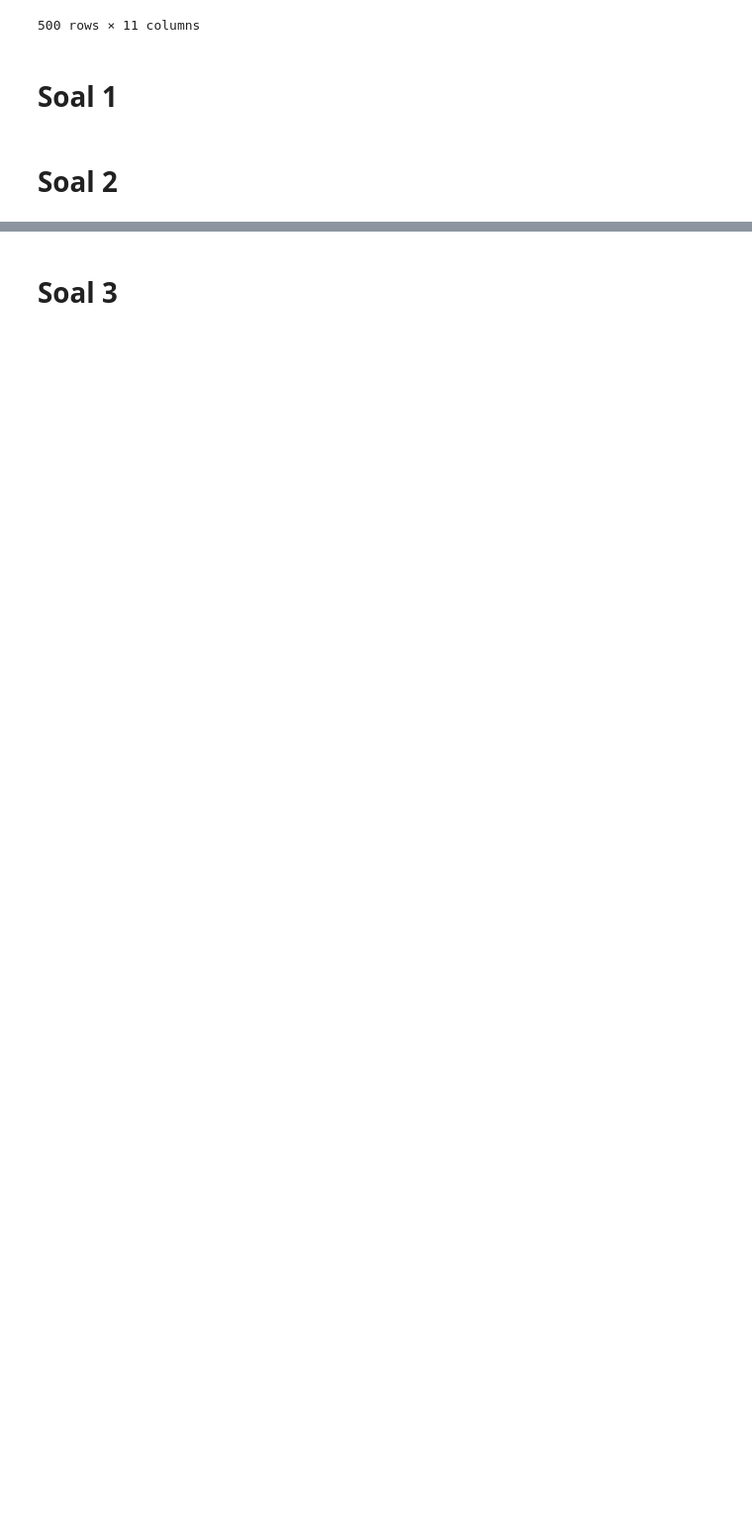
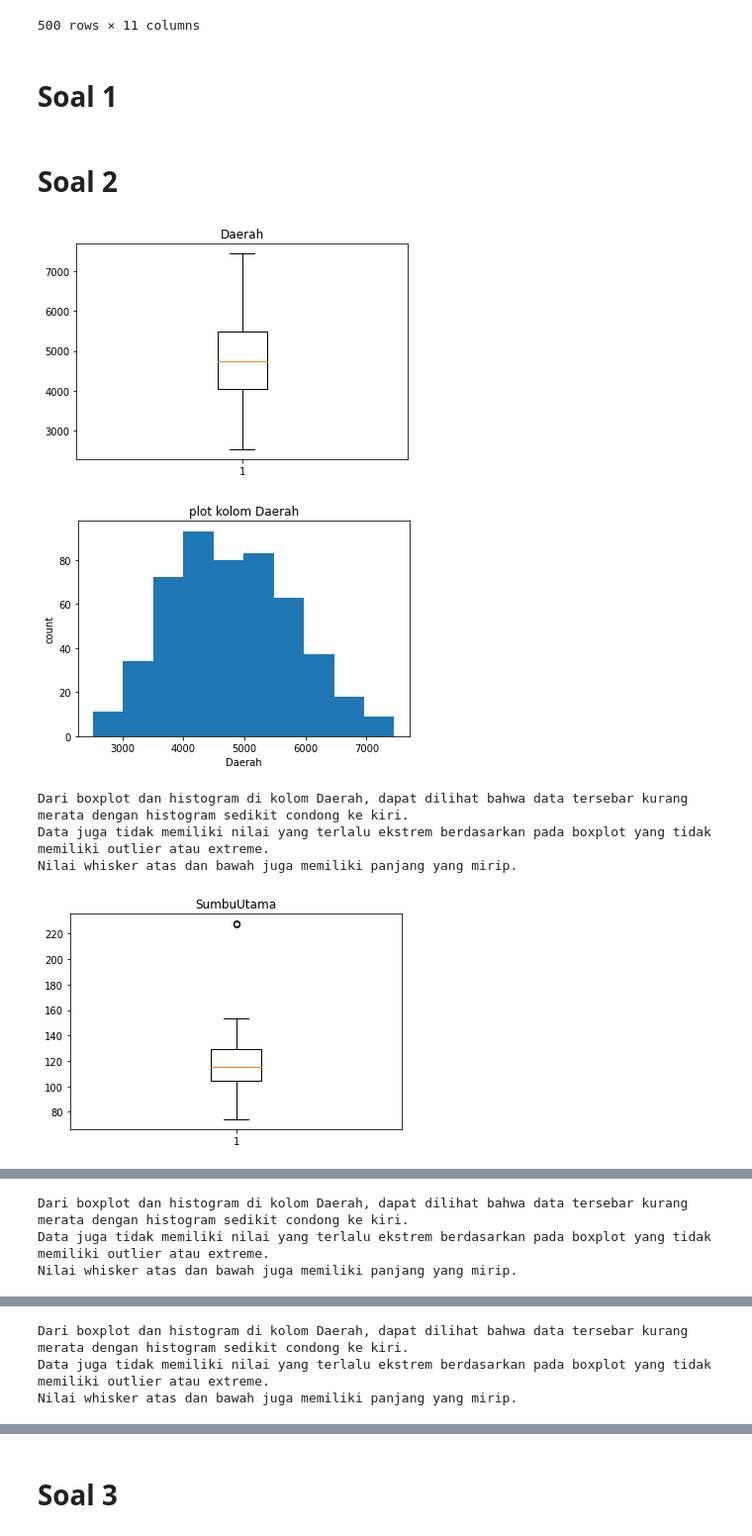
Before and after one commit to karlsenab7/Tubes_Probstat, a Jupyter notebook: src/main.ipynb, the cells around one changed output, grey strips where cells are left out. Shown at 99% size. Drawn from its saved outputs; the diff is of its cells as text; code cells hidden in the pictures; blank space fills up the shorter version.

Commit message:
add penjelasan no 2

```diff
--- a/src/main.ipynb
+++ b/src/main.ipynb
@@ -72,0 +58,40 @@ for att in attribute:
+# %%
+penjelasan = [
+    "Dari boxplot dan histogram di kolom Daerah, dapat dilihat bahwa data tersebar kurang merata dengan histogram sedikit condong ke kiri. \nData juga tidak memiliki nilai yang terlalu ekstrem berdasarkan pada boxplot yang tidak memiliki outlier atau extreme. \nNilai whisker atas dan bawah juga memiliki panjang yang mirip.",
+    "Dari boxplot dan histogram di kolom SumbuUtama, dapat dilihat bahwa data tersebar tidak merata dengan histogram condong ke kiri. \nPada boxplot terdapat outlier sehingga ada data yang cukup ekstrem. \nWalaupun terdapat outlier, panjang whisker atas dan bawah memiliki panjang yang mirip.",
+    "Dari boxplot dan histogram di kolom SumbuKecil, dapat dilihat bahwa data tersebar merata walaupun terdapat banyak outlier pada boxplot nya. \nPanjang whisker atas dan bawah memiliki panjang yang mirip.",
+    "Dari boxplot dan histogram di kolom Keunikan, dapat dilihat bahwa data tersebar tidak merata dengan histogram yang condong ke kanan dan terdapat banyak outlier yang melewati whisker bawah. \nPerbandingan panjang whisker atas dan bawah sangat jauh dengan whisker atas sangat kecil dan whisker bawah sangat panjang. \nLetak median juga berada pada bagian atas pada boxplot. \nHal ini menunjukkan bahwa lebih dari 50 persen data berada pada bagian kanan pada histogram dan atas pada boxplot tetapi terdapat sebagian data yang nilainya sangat kecil sehingga pada boxplot terlihat ada banyak outlier dengan whisker bawah yang panjang.",
+    "Dari boxplot dan histogram di kolom AreaBulatan, dapat dilihat bahwa data tersebar kurang merata dengan histogram sedikit condong ke kiri. \nData tidak memiliki nilai yang terlalu ekstrem berdasarkan pada boxplot yang tidak memiliki outlier atau extreme. \nNilai whisker atas dan bawah juga memiliki panjang yang mirip.",
+    "Dari boxplot dan histogram di kolom Diameter, dapat dilihat bahwa data tersebar merata walaupun histogram sedikit condong ke kiri. \nData tidak memiliki nilai yang terlalu ekstrem berdasarkan pada boxplot yang tidak memiliki outlier atau extreme. \nNilai whisker atas dan bawah juga memiliki panjang yang mirip.",
+    "Dari boxplot dan histogram di kolom KadarAir, dapat dilihat bahwa data tersebar kurang merata dengan histogram sedikit condong ke kiri. \nData tidak memiliki nilai yang terlalu ekstrem berdasarkan pada boxplot yang tidak memiliki outlier atau extreme. \nNilai whisker atas dan bawah juga memiliki panjang yang mirip. Nilai median berada pada bagian bawah pada boxplot, hal ini menunjukkan bahwa sebagian besar data bernilai kecil.",
+    "Dari boxplot dan histogram di kolom Keliling, dapat dilihat bahwa data tersebar tidak merata dengan histogram condong ke kiri dan terdapat banyak beberapa outlier yang melewati whisker atas. \nNilai whisker atas dan bawah memiliki panjang yang mirip.",
+    "Dari boxplot dan histogram di kolom Bulatan, dapat dilihat bahwa data tersebar tidak merata dengan histogram condong ke kanan yang artinya sebagian besar datanya bernilai besar. \nDapat dilihat pada boxplot bahwa terdapat banyak outlier pada bagian bawah. \nNilai whisker atas dan bawah memiliki panjang yang mirip.",
+    "Dari boxplot dan histogram di kolom Ransum, dapat dilihat bahwa data tersebar tidak merata dengan histogram condong ke kanan. \nPerbandingan panjang whisker atas dan bawah cukup jauh dengan whisker atas cukup kecil dan whisker bawah sangat panjang. \nHal ini menunjukkan lebih dari 50 persen data bernilai besar."
+]
+
+for att in attribute:
+    counter = 0
+    if (att == "Kelas"):
+        continue
+
+    x_axis = data[att] # kolom yang dituju
+    plt.boxplot(x_axis)
+    plt.title(att)
+    plt.show()
+
+    plt.hist(x_axis)
+    plt.title("plot kolom "+ att)
+    plt.xlabel(att)
+    plt.ylabel("count")
+    plt.show()
+
+    print(penjelasan[counter])
+    counter = counter + 1
+    print()
+# %% [output]
+[figure, added]
+[figure, added]
+Dari boxplot dan histogram di kolom Daerah, dapat dilihat bahwa data tersebar kurang merata dengan histogram sedikit condong ke kiri.
+Data juga tidak memiliki nilai yang terlalu ekstrem berdasarkan pada boxplot yang tidak memiliki outlier atau extreme.
+Nilai whisker atas dan bawah juga memiliki panjang yang mirip.
+[figure, added]
@@ -72,0 +99,3 @@ for att in attribute:
+Dari boxplot dan histogram di kolom Daerah, dapat dilihat bahwa data tersebar kurang merata dengan histogram sedikit condong ke kiri.
+Data juga tidak memiliki nilai yang terlalu ekstrem berdasarkan pada boxplot yang tidak memiliki outlier atau extreme.
+Nilai whisker atas dan bawah juga memiliki panjang yang mirip.
@@ -72,0 +104,3 @@ for att in attribute:
+Dari boxplot dan histogram di kolom Daerah, dapat dilihat bahwa data tersebar kurang merata dengan histogram sedikit condong ke kiri.
+Data juga tidak memiliki nilai yang terlalu ekstrem berdasarkan pada boxplot yang tidak memiliki outlier atau extreme.
+Nilai whisker atas dan bawah juga memiliki panjang yang mirip.
```
Also changed, not shown: parts of 4 cells of this notebook.
